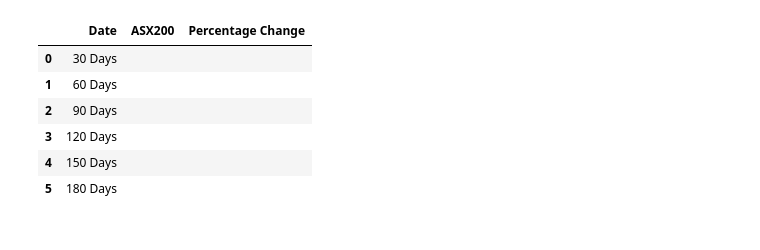
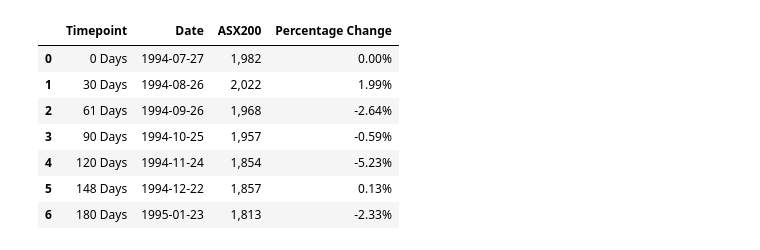
Before and after one commit to Richard-Turnbull/project-1, a Jupyter notebook: Project-1-Notebook.ipynb, the cells around one changed output. Drawn from its saved outputs; the diff is of its cells as text; code cells hidden in the pictures.

```diff
--- a/Project-1-Notebook.ipynb
+++ b/Project-1-Notebook.ipynb
@@ -259,17 +222,0 @@ peak_1_180 =
-# %%
-
-# A gigantic DataFrame of individuals' names, their trainers, their weight, and their days as gym members
-peak_1_df = pd.DataFrame({
-    "Date":["30 Days","60 Days","90 Days","120 Days","150 Days","180 Days"],
-    "ASX200":['','','','','',''],
-    "Percentage Change":['','','','','',''],
-    })
-peak_1_df.head(10)
-# %% [output]
-|  | Date | ASX200 | Percentage Change |
-| 0 | 30 Days |  |  |
-| 1 | 60 Days |  |  |
-| 2 | 90 Days |  |  |
-| 3 | 120 Days |  |  |
-| 4 | 150 Days |  |  |
-| 5 | 180 Days |  |  |
@@ -275,0 +258,54 @@ peak_1_df.head(10)
+# %%
+#-------------------------------------------------------------------
+# Peak 1
+#-------------------------------------------------------------------
+
+# Set timepints 0, 30, 60, 90, 120, 150, 180
+Peak_1_Start = merge_df[(merge_df.index == "1994-07-27")]
+Peak_1_Start = Peak_1_Start.index[0]
+Peak_1_30 = Peak_1.index[0] + timedelta(days=30)
+Peak_1_60 = Peak_1.index[0] + timedelta(days=61)
+Peak_1_90 = Peak_1.index[0] + timedelta(days=90)
+Peak_1_120 = Peak_1.index[0] + timedelta(days=120)
+Peak_1_150 = Peak_1.index[0] + timedelta(days=148)
+Peak_1_180 = Peak_1.index[0] + timedelta(days=180)
+
+# Get ASX200 value for each timepoint
+peak_1_asx_0 = merge_df.loc[Peak_1_Start, "Close"]
+peak_1_asx_30 = merge_df.loc[Peak_1_30, "Close"]
+peak_1_asx_60 = merge_df.loc[Peak_1_60, "Close"]
+peak_1_asx_90 = merge_df.loc[Peak_1_90, "Close"]
+peak_1_asx_120 = merge_df.loc[Peak_1_120, "Close"]
+peak_1_asx_150 = merge_df.loc[Peak_1_150, "Close"]
+peak_1_asx_180 = merge_df.loc[Peak_1_180, "Close"]
+
+# Calculate ASX200 percentage change from previous timepoint
+peak_1_pct_chg_start = 0
+peak_1_pct_chg_30 = (peak_1_asx_30 - peak_1_asx_0) / peak_1_asx_0
+peak_1_pct_chg_60 = (peak_1_asx_60 - peak_1_asx_30) / peak_1_asx_30
+peak_1_pct_chg_90 = (peak_1_asx_90 - peak_1_asx_60) / peak_1_asx_60
+peak_1_pct_chg_120 = (peak_1_asx_120 - peak_1_asx_90) / peak_1_asx_90
+peak_1_pct_chg_150 = (peak_1_asx_150 - peak_1_asx_120) / peak_1_asx_120
+peak_1_pct_chg_180 = (peak_1_asx_180 - peak_1_asx_150) / peak_1_asx_150
+
+# Create df
+peak_1_df = pd.DataFrame({
+    "Timepoint":["0 Days","30 Days","61 Days","90 Days","120 Days","148 Days","180 Days"],
+    "Date":[Peak_1_Start, Peak_1_30, Peak_1_60, Peak_1_90, Peak_1_120, Peak_1_150, Peak_1_180],
+    "ASX200":[peak_1_asx_0, peak_1_asx_30, peak_1_asx_60, peak_1_asx_90, peak_1_asx_120, peak_1_asx_150, peak_1_asx_180],
+    "Percentage Change":[peak_1_pct_chg_start, peak_1_pct_chg_30, peak_1_pct_chg_60, peak_1_pct_chg_90, peak_1_pct_chg_120, peak_1_pct_chg_150, peak_1_pct_chg_180],
+    })
+
+# Set % format
+peak_1_df["Percentage Change"] = peak_1_df["Percentage Change"].astype(float).map("{:,.2%}".format)
+peak_1_df["ASX200"] = peak_1_df["ASX200"].astype(float).map("{:,.0f}".format)
+peak_1_df
+# %% [output]
+|  | Timepoint | Date | ASX200 | Percentage Change |
+| 0 | 0 Days | 1994-07-27 | 1,982 | 0.00% |
+| 1 | 30 Days | 1994-08-26 | 2,022 | 1.99% |
+| 2 | 61 Days | 1994-09-26 | 1,968 | -2.64% |
+| 3 | 90 Days | 1994-10-25 | 1,957 | -0.59% |
+| 4 | 120 Days | 1994-11-24 | 1,854 | -5.23% |
+| 5 | 148 Days | 1994-12-22 | 1,857 | 0.13% |
+| 6 | 180 Days | 1995-01-23 | 1,813 | -2.33% |
```
Also changed, not shown: parts of 16 cells of this notebook, 7 other files.
